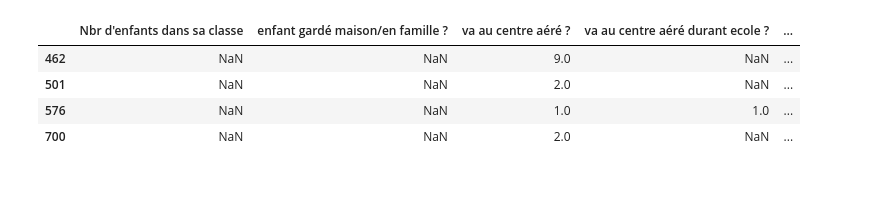
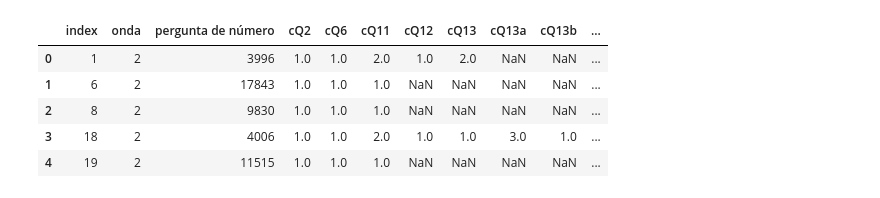
Before and after one commit to intcarlosmiguel/pesquisa_mestrado, a Jupyter notebook: main.ipynb, the cells around one changed output. Saved outputs shown, nothing was run; the diff lists cells and outputs as text; code cells hidden in the pictures.

```diff
--- a/main.ipynb
+++ b/main.ipynb
@@ -50,12 +56,13 @@ adultos = remove_adultos(adultos)
+# %%
+criancas.head()
+# %% [output]
+|  | index | onda | pergunta de número | cQ2 | cQ6 | cQ11 | cQ12 | cQ13 | cQ13a | cQ13b | ... |
+| 0 | 1 | 2 | 3996 | 1.0 | 1.0 | 2.0 | 1.0 | 2.0 | NaN | NaN | ... |
+| 1 | 6 | 2 | 17843 | 1.0 | 1.0 | 1.0 | NaN | NaN | NaN | NaN | ... |
+| 2 | 8 | 2 | 9830 | 1.0 | 1.0 | 1.0 | NaN | NaN | NaN | NaN | ... |
+| 3 | 18 | 2 | 4006 | 1.0 | 1.0 | 2.0 | 1.0 | 1.0 | 3.0 | 1.0 | ... |
+| 4 | 19 | 2 | 11515 | 1.0 | 1.0 | 1.0 | NaN | NaN | NaN | NaN | ... |
 # %%
 a = [profissional(i,adultos) for i in adultos.index]
 # %%
 create_adult(adultos,a)
-# %%
-criancas[criancas["L'enfant est-t-il scolarisé ?"].isnull()][["Nbr d'enfants dans sa classe","enfant  gardé maison/en famille ?","va au centre aéré ?","va au centre aéré durant ecole ?","va au centre aéré durant vacances ?"]]
-# %% [output]
-|  | Nbr d'enfants dans sa classe | enfant gardé maison/en famille ? | va au centre aéré ? | va au centre aéré durant ecole ? | ... |
-| 462 | NaN | NaN | 9.0 | NaN | ... |
-| 501 | NaN | NaN | 2.0 | NaN | ... |
-| 576 | NaN | NaN | 1.0 | 1.0 | ... |
-| 700 | NaN | NaN | 2.0 | NaN | ... |
```
Also changed, not shown: parts of 22 cells of this notebook, 12 other files.
